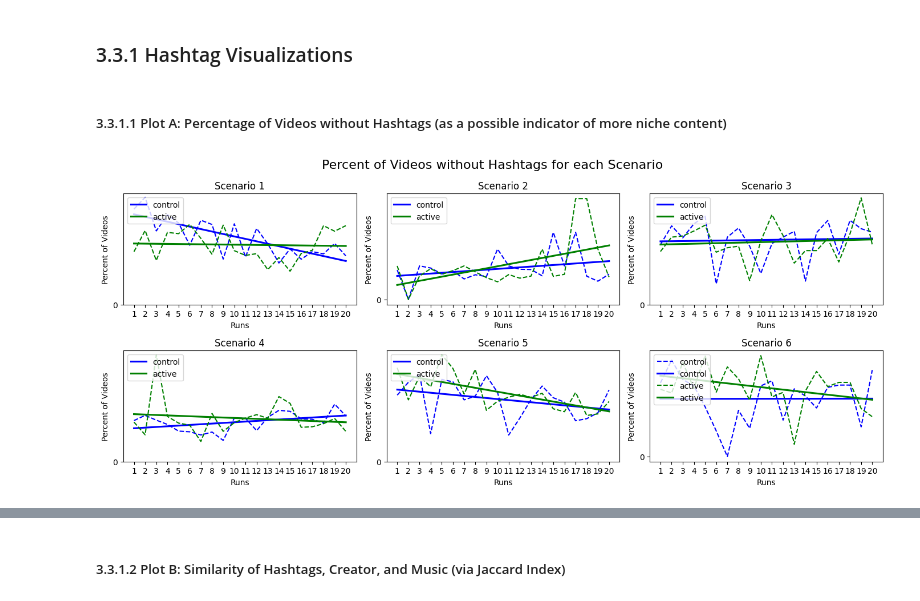
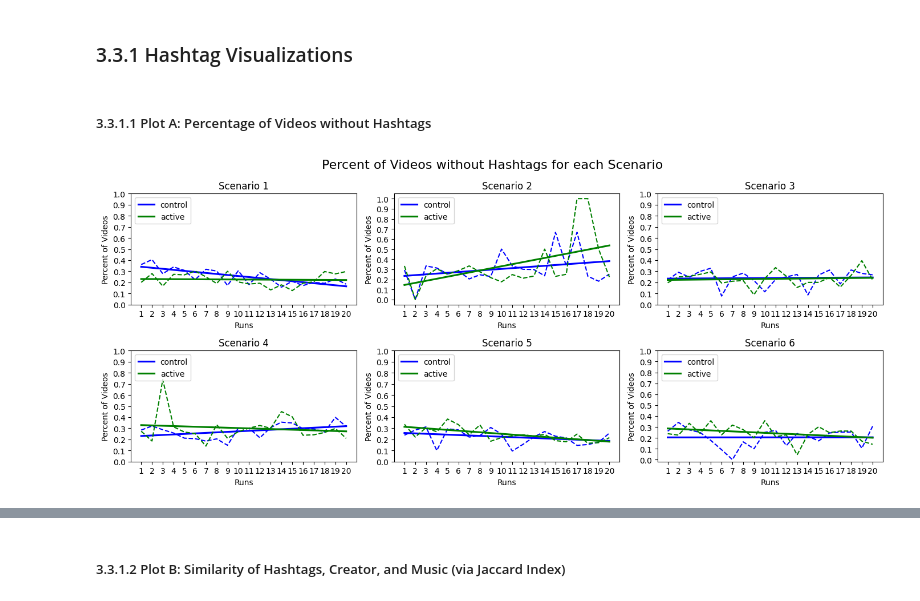
Before and after one commit to mlsmzk/tiktok-like-experiment, a Jupyter notebook: data_analysis/analysis.ipynb, the cells around one changed output, grey strips where cells are left out. Drawn from its saved outputs; the diff is of its cells as text; code cells hidden in the pictures.

```diff
--- a/data_analysis/analysis.ipynb
+++ b/data_analysis/analysis.ipynb
@@ -727,7 +758,7 @@ def jaccard_similarity(set1, set2):
     return round(intersection / union, 3)
 # %%
 def feed_div(scenario_num):
-    jaccard_hash = []; jaccard_author = []; #jaccard_music=[]
+    jaccard_hash = []; jaccard_author = []; jaccard_music=[]
     con_NA=[]; act_NA=[]
     for run_num in range(1,21):
         if scenario_num==1:
@@ -752,25 +783,26 @@ def feed_div(scenario_num):
         #computing jaccard similarity
         jaccard_hash.append(jaccard_similarity(set(clean_hashtags(control_set)[0]), set(clean_hashtags(active_set)[0]))) #hashtag
         jaccard_author.append(jaccard_similarity(set(control_set.author), set(active_set.author))) #author
+        jaccard_music.append(jaccard_similarity(set(control_set.music), set(active_set.music)))
 
         #percent of videos without hashtags
         con_NA.append(clean_hashtags(control_set)[1])
         act_NA.append(clean_hashtags(active_set)[1])
-    return jaccard_hash, con_NA, act_NA, jaccard_author
+    return jaccard_hash, con_NA, act_NA, jaccard_author, jaccard_music
 
 def feed_summary(scenario_num):
     feed_data=[]
     for run_num in range(1,21):
         run_data = [run_num, feed_div(scenario_num)[0][run_num-1], feed_div(scenario_num)[1][run_num-1], feed_div(scenario_num)[2][run_num-1],
-                    feed_div(scenario_num)[3][run_num-1]]
+                    feed_div(scenario_num)[3][run_num-1], feed_div(scenario_num)[4][run_num-1]]
         feed_data.append(run_data)
     return pd.DataFrame(feed_data, columns=['run', 'jaccard_hash', '%_videos_without_hash_control', '%_videos_without_hash_active',
-                                            'jaccard_author'])
+                                            'jaccard_author', 'jaccard_music'])
 #print(feed_summary(2))
 # %% [markdown]
 ### 3.3.1 Hashtag Visualizations
 # %% [markdown]
-##### 3.3.1.1 Plot A: Percentage of Videos without Hashtags (as a possible indicator of more niche content)
+##### 3.3.1.1 Plot A: Percentage of Videos without Hashtags
 # %%
 fig, axes = plt.subplots(nrows=2, ncols=3, figsize=(14, 6))
 ax1, ax2, ax3, ax4, ax5, ax6 = axes.flatten()
@@ -785,45 +817,45 @@ sns.regplot(x="run", y="%_videos_without_hash_control", data = feed_summary(1),
 ax1.plot(feed_summary(1)["run"], feed_summary(1)["%_videos_without_hash_active"], color='green', linestyle='dashed')
 sns.regplot(x="run", y="%_videos_without_hash_active", data = feed_summary(1), color = 'green', label = "active", ci=None, scatter=None, ax=ax1)
 ax1.legend(loc="upper left"); ax1.set_title("Scenario 1")
-ax1.set_xticks(np.arange(1,21,1)); ax1.set_xlabel("Runs"); ax1.set_yticks(np.arange(0, 1, 10)); ax1.set_ylabel("Percent of Videos")
+ax1.set_xticks(np.arange(1,21,1)); ax1.set_xlabel("Runs"); ax1.set_yticks(np.arange(0, 1.1, 0.1)); ax1.set_ylabel("Percent of Videos")
 
 ax2.plot(feed_summary(2)["run"], feed_summary(2)["%_videos_without_hash_control"], color='blue', linestyle='dashed')
 sns.regplot(x="run", y="%_videos_without_hash_control", data = feed_summary(2), color = 'blue', label = "control", ci=None, scatter=None, ax=ax2)
 ax2.plot(feed_summary(2)["run"], feed_summary(2)["%_videos_without_hash_active"], color='green', linestyle='dashed')
 sns.regplot(x="run", y="%_videos_without_hash_active", data = feed_summary(2), color = 'green', label = "active", ci=None, scatter=None, ax=ax2)
 ax2.legend(loc="upper left"); ax2.set_title("Scenario 2")
-ax2.set_xticks(np.arange(1,21,1)); ax2.set_xlabel("Runs"); ax2.set_yticks(np.arange(0, 1, 10)); ax2.set_ylabel("Percent of Videos")
+ax2.set_xticks(np.arange(1,21,1)); ax2.set_xlabel("Runs"); ax2.set_yticks(np.arange(0, 1.1, 0.1)); ax2.set_ylabel("Percent of Videos")
 
 ax3.plot(feed_summary(3)["run"], feed_summary(3)["%_videos_without_hash_control"], color='blue', linestyle='dashed')
 sns.regplot(x="run", y="%_videos_without_hash_control", data = feed_summary(3), color = 'blue', label = "control", ci=None, scatter=None, ax=ax3)
 ax3.plot(feed_summary(3)["run"], feed_summary(3)["%_videos_without_hash_active"], color='green', linestyle='dashed')
 sns.regplot(x="run", y="%_videos_without_hash_active", data = feed_summary(3), color = 'green', label = "active", ci=None, scatter=None, ax=ax3)
 ax3.legend(loc="upper left"); ax3.set_title("Scenario 3")
-ax3.set_xticks(np.arange(1,21,1)); ax3.set_xlabel("Runs"); ax3.set_yticks(np.arange(0, 1, 10)); ax3.set_ylabel("Percent of Videos")
+ax3.set_xticks(np.arange(1,21,1)); ax3.set_xlabel("Runs"); ax3.set_yticks(np.arange(0, 1.1, 0.1)); ax3.set_ylabel("Percent of Videos")
 
 ax4.plot(feed_summary(4)["run"], feed_summary(4)["%_videos_without_hash_control"], color='blue', linestyle='dashed')
 sns.regplot(x="run", y="%_videos_without_hash_control", data = feed_summary(4), color = 'blue', label = "control", ci=None, scatter=None, ax=ax4)
 ax4.plot(feed_summary(4)["run"], feed_summary(4)["%_videos_without_hash_active"], color='green', linestyle='dashed')
 sns.regplot(x="run", y="%_videos_without_hash_active", data = feed_summary(4), color = 'green', label = "active", ci=None, scatter=None, ax=ax4)
 ax4.legend(loc="upper left"); ax4.set_title("Scenario 4")
-ax4.set_xticks(np.arange(1,21,1)); ax4.set_xlabel("Runs"); ax4.set_yticks(np.arange(0, 1, 10)); ax4.set_ylabel("Percent of Videos")
+ax4.set_xticks(np.arange(1,21,1)); ax4.set_xlabel("Runs"); ax4.set_yticks(np.arange(0, 1.1, 0.1)); ax4.set_ylabel("Percent of Videos")
 
 ax5.plot(feed_summary(5)["run"], feed_summary(5)["%_videos_without_hash_control"], color='blue', linestyle='dashed')
 sns.regplot(x="run", y="%_videos_without_hash_control", data = feed_summary(5), color = 'blue', label = "control", ci=None, scatter=None, ax=ax5)
 ax5.plot(feed_summary(5)["run"], feed_summary(5)["%_videos_without_hash_active"], color='green', linestyle='dashed')
 sns.regplot(x="run", y="%_videos_without_hash_active", data = feed_summary(5), color = 'green', label = "active", ci=None, scatter=None, ax=ax5)
 ax5.legend(loc="upper left"); ax5.set_title("Scenario 5")
-ax5.set_xticks(np.arange(1,21,1)); ax5.set_xlabel("Runs"); ax5.set_yticks(np.arange(0, 1, 10)); ax5.set_ylabel("Percent of Videos")
+ax5.set_xticks(np.arange(1,21,1)); ax5.set_xlabel("Runs"); ax5.set_yticks(np.arange(0, 1.1, 0.1)); ax5.set_ylabel("Percent of Videos")
 
-ax6.plot(feed_summary(6)["run"], feed_summary(6)["%_videos_without_hash_control"], color='blue', linestyle='dashed', label="control")
+ax6.plot(feed_summary(6)["run"], feed_summary(6)["%_videos_without_hash_control"], color='blue', linestyle='dashed')
 sns.regplot(x="run", y="%_videos_without_hash_control", data = feed_summary(6), color = 'blue', label = "control", ci=None, scatter=None, ax=ax6)
-ax6.plot(feed_summary(6)["run"], feed_summary(6)["%_videos_without_hash_active"], color='green', linestyle='dashed', label="active")
+ax6.plot(feed_summary(6)["run"], feed_summary(6)["%_videos_without_hash_active"], color='green', linestyle='dashed')
 sns.regplot(x="run", y="%_videos_without_hash_active", data = feed_summary(6), color = 'green', label = "active", ci=None, scatter=None, ax=ax6)
 ax6.legend(loc="upper left"); ax6.set_title("Scenario 6")
-ax6.set_xticks(np.arange(1,21,1)); ax6.set_xlabel("Runs"); ax6.set_yticks(np.arange(0, 1, 10)); ax6.set_ylabel("Percent of Videos")
+ax6.set_xticks(np.arange(1,21,1)); ax6.set_xlabel("Runs"); ax6.set_yticks(np.arange(0, 1.1, 0.1)); ax6.set_ylabel("Percent of Videos")
 
 plt.suptitle("Percent of Videos without Hashtags for each Scenario", size=16)
 plt.tight_layout()
 plt.show()
 # %% [output]
-[figure, old version]
+[figure, new version]
```
Also changed, not shown: parts of 6 cells of this notebook.
